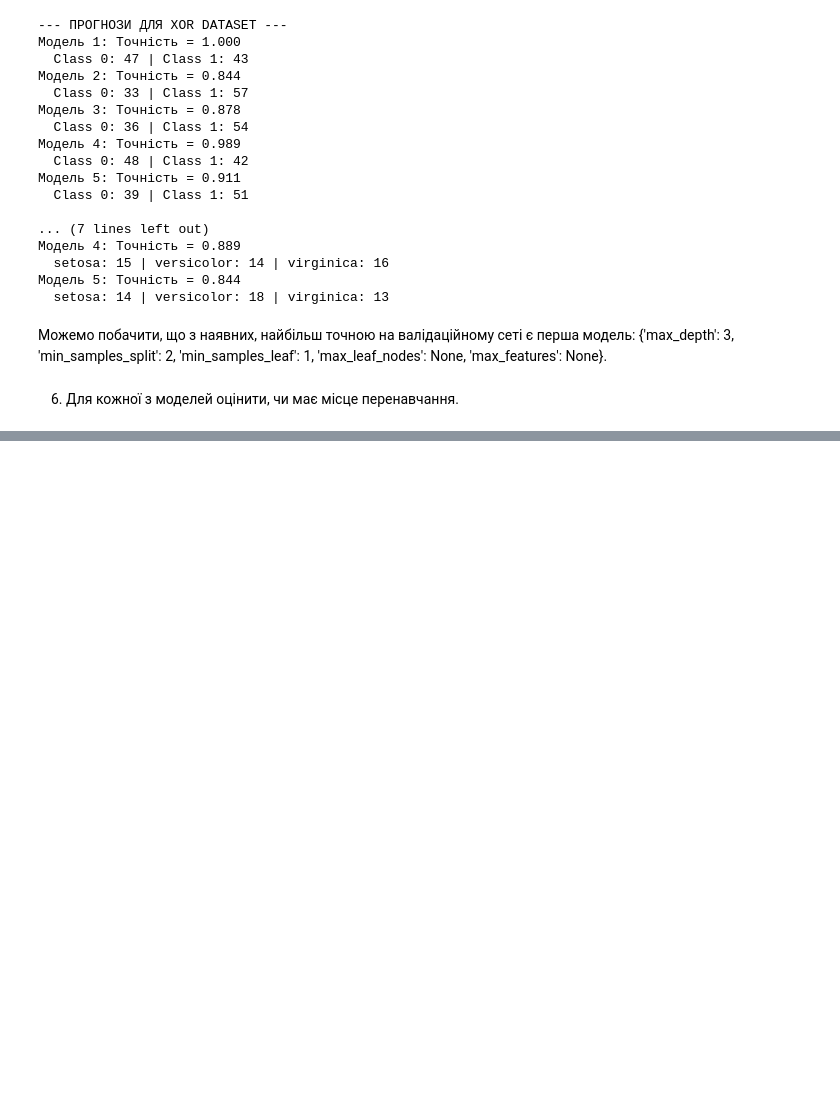
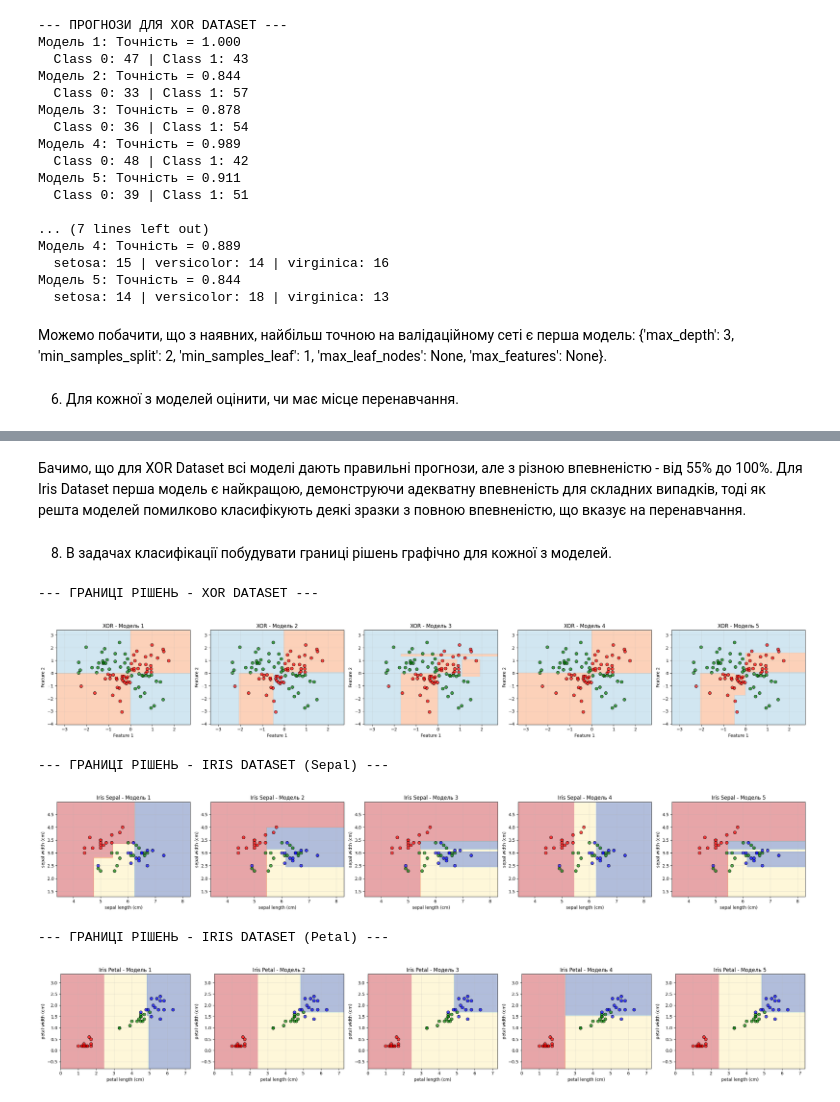
Before and after one commit to Michael-Tal-1/IAD_1, a Jupyter notebook: 2/IAD2.ipynb, the cells around one changed output, grey strips where cells are left out. Drawn from its saved outputs; the diff is of its cells as text; code cells hidden in the pictures; blank space fills up the shorter version.

```diff
--- a/2/IAD2.ipynb
+++ b/2/IAD2.ipynb
@@ -419,0 +536,71 @@ for i, model in enumerate(iris_models, 1):
+# %% [markdown]
+Бачимо, що для XOR Dataset всі моделі дають правильні прогнози, але з різною впевненістю - від 55% до 100%. Для Iris Dataset перша модель є найкращою, демонструючи адекватну впевненість для складних випадків, тоді як решта моделей помилково класифікують деякі зразки з повною впевненістю, що вказує на перенавчання.
+# %% [markdown]
+8. В задачах класифiкацiї побудувати границi рiшень графiчно для кожної з моделей.
+# %%
+# Візуалізуємо границі рішень для моделей
+def plot_decision_boundary_task8(model, X, Y, ax, title, feature_names=None):
+    h = 0.02
+    x_min, x_max = X[:, 0].min() - 1, X[:, 0].max() + 1
+    y_min, y_max = X[:, 1].min() - 1, X[:, 1].max() + 1
+    xx, yy = np.meshgrid(np.arange(x_min, x_max, h),
+                         np.arange(y_min, y_max, h))
+
+    Z = model.predict(np.c_[xx.ravel(), yy.ravel()])
+    Z = Z.reshape(xx.shape)
+
+    ax.contourf(xx, yy, Z, alpha=0.4, cmap='RdYlBu')
+
+    colors = ['red', 'green', 'blue']
+    for i in range(len(np.unique(Y))):
+        mask = Y == i
+        ax.scatter(X[mask, 0], X[mask, 1], c=colors[i],
+                  edgecolors='black', alpha=0.7, s=50)
+
+    ax.set_title(title)
+    if feature_names:
+        ax.set_xlabel(feature_names[0])
+        ax.set_ylabel(feature_names[1])
+    ax.grid(True, alpha=0.3)
+
+# Границі рішень для XOR Dataset
+print("--- ГРАНИЦІ РІШЕНЬ - XOR DATASET ---")
+fig, axes = plt.subplots(1, 5, figsize=(25, 4))
+
+for i in range(5):
+    plot_decision_boundary_task8(xor_models[i], X_xor_val, Y_xor_val, axes[i],
+                                f'XOR - Модель {i+1}', ['Feature 1', 'Feature 2'])
+
+plt.tight_layout()
+plt.show()
+
+# Границі рішень для Iris Dataset - Sepal measurements
+print("\n--- ГРАНИЦІ РІШЕНЬ - IRIS DATASET (Sepal) ---")
+fig, axes = plt.subplots(1, 5, figsize=(25, 4))
+
+for i in range(5):
+    plot_decision_boundary_task8(iris_sepal_models[i], X_iris_val[:, :2], Y_iris_val, axes[i],
+                                f'Iris Sepal - Модель {i+1}',
+                                [feature_names[0], feature_names[1]])
+
+plt.tight_layout()
+plt.show()
+
+# Границі рішень для Iris Dataset - Petal measurements
+print("\n--- ГРАНИЦІ РІШЕНЬ - IRIS DATASET (Petal) ---")
+fig, axes = plt.subplots(1, 5, figsize=(25, 4))
+
+for i in range(5):
+    plot_decision_boundary_task8(iris_petal_models[i], X_iris_val[:, 2:], Y_iris_val, axes[i],
+                                f'Iris Petal - Модель {i+1}',
+                                [feature_names[2], feature_names[3]])
+
+plt.tight_layout()
+plt.show()
+# %% [output]
+--- ГРАНИЦІ РІШЕНЬ - XOR DATASET ---
+[figure, added]
+--- ГРАНИЦІ РІШЕНЬ - IRIS DATASET (Sepal) ---
+[figure, added]
+--- ГРАНИЦІ РІШЕНЬ - IRIS DATASET (Petal) ---
+[figure, added]
```
Also changed, not shown: parts of 13 cells of this notebook.
